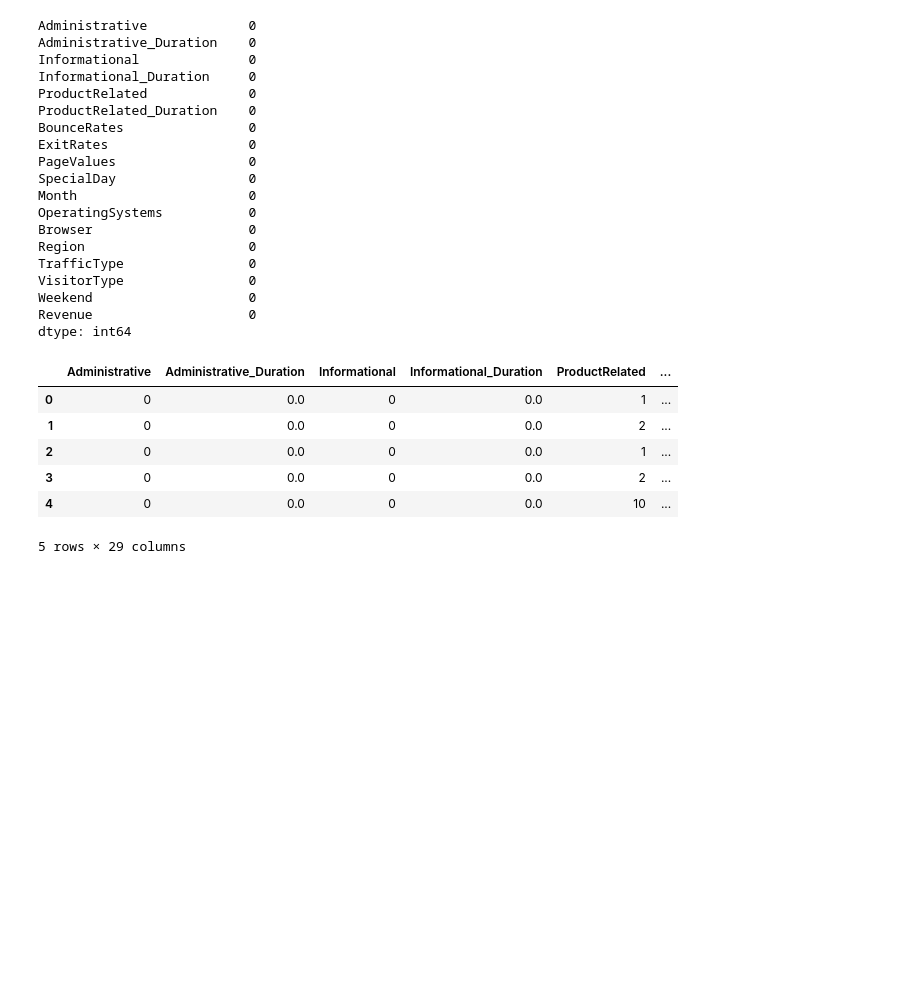
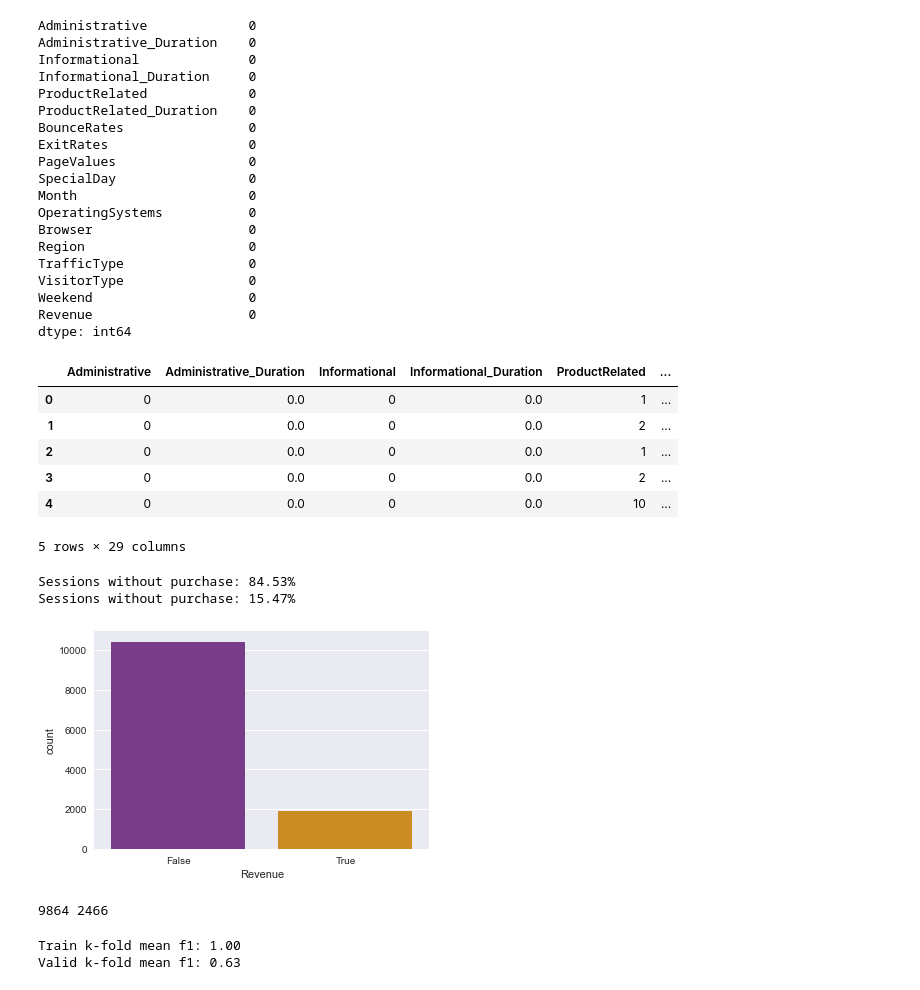
Before and after one commit to Erkobrax/DS_Edu, a Jupyter notebook: BLOCK_4_ML/ML-5.Валидация_оценка_данных/Практика.ipynb, the cells around one changed output. Cells and saved outputs as stored; diff of their text form; code cells hidden in the pictures; blank space fills up the shorter version.

```diff
--- a/BLOCK_4_ML/ML-5.Валидация_оценка_данных/Практика.ipynb
+++ b/BLOCK_4_ML/ML-5.Валидация_оценка_данных/Практика.ipynb
@@ -53,3 +53,12 @@ dummy_df.head()
 | 3 | 0 | 0.0 | 0 | 0.0 | 2 | ... |
 | 4 | 0 | 0.0 | 0 | 0.0 | 10 | ... |
 5 rows × 29 columns
+# %%
+sns.countplot(x='Revenue', data=dummy_df, palette='CMRmap')
+class_percent = dummy_df['Revenue'].value_counts(normalize=True)*100
+print('Sessions without purchase: {:.2f}%'.format(class_percent[0]))
+print('Sessions without purchase: {:.2f}%'.format(class_percent[1]))
+# %% [output]
+Sessions without purchase: 84.53%
+Sessions without purchase: 15.47%
+[figure, added]
@@ -55,0 +69,19 @@ dummy_df.head()
+# %%
+print(X_train.shape[0], X_valid.shape[0])
+# %% [output]
+9864 2466
+# %%
+model = ensemble.RandomForestClassifier(random_state=42)
+model.fit(X_train, y_train)
+
+skf = model_selection.StratifiedKFold(n_splits=5)
+
+cv_metrics = model_selection.cross_validate(
+    model, X_train, y_train, cv=skf, scoring='f1', return_train_score=True
+)
+
+print('Train k-fold mean f1: {:.2f}'.format(np.mean(cv_metrics['train_score'])))
+print('Valid k-fold mean f1: {:.2f}'.format(np.mean(cv_metrics['test_score'])))
+# %% [output]
+Train k-fold mean f1: 1.00
+Valid k-fold mean f1: 0.63
```
Also changed, not shown: parts of 6 cells of this notebook, 5 other files.
